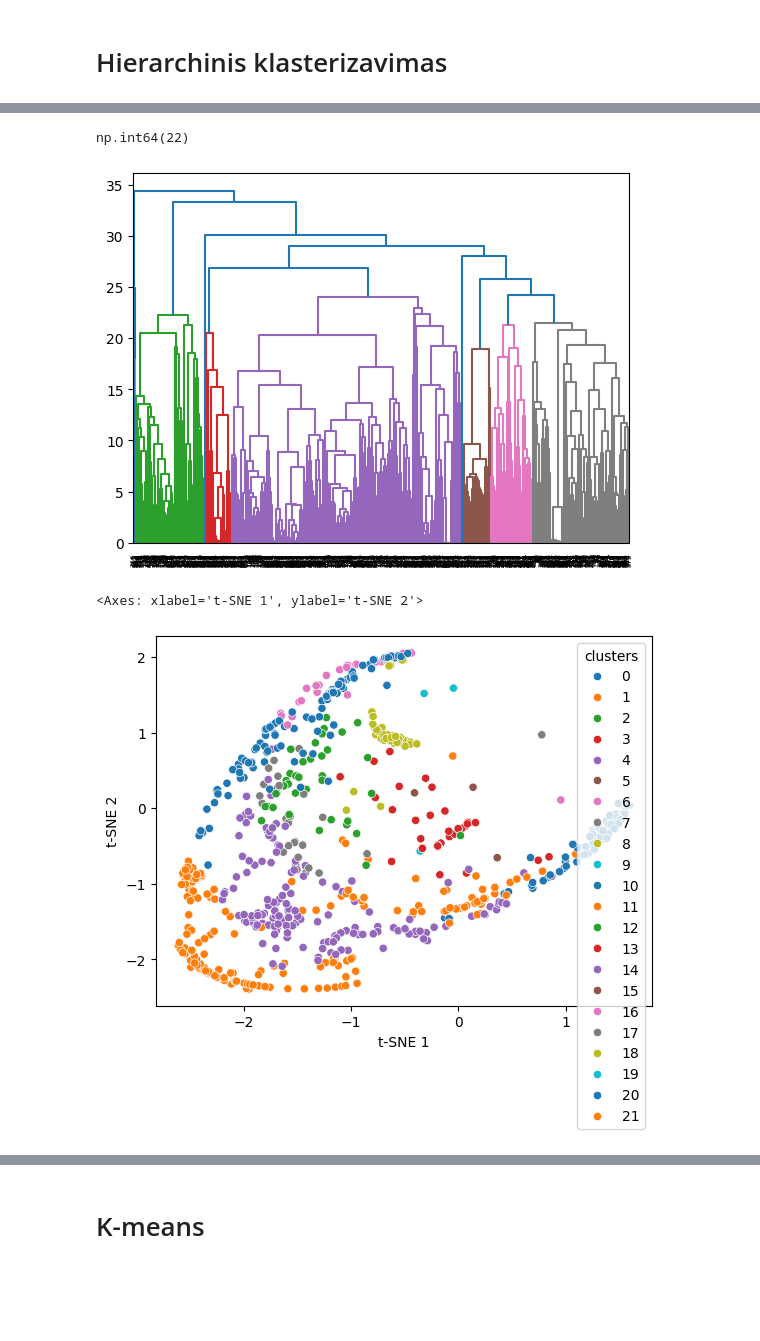
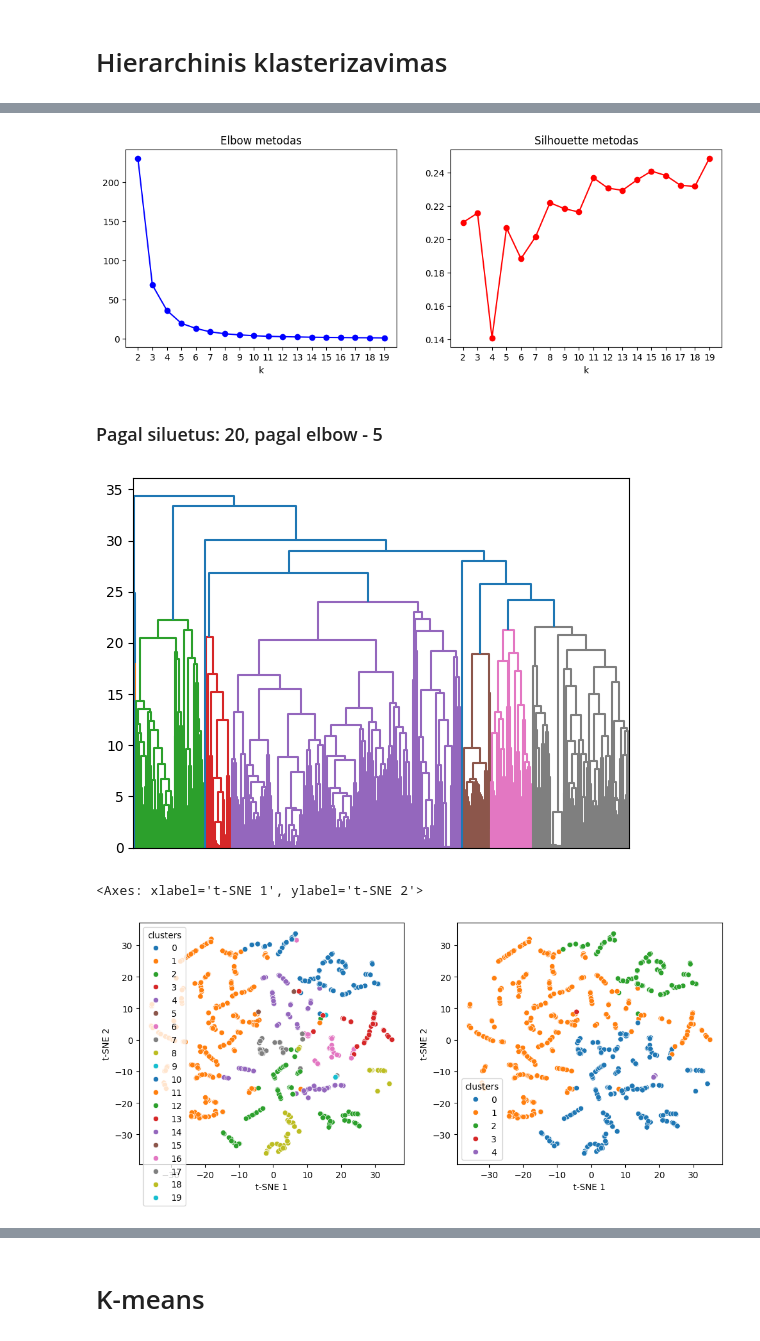
Before and after one commit to lukasjanusauskas/ais-duomenu-vizualizavimas, a Jupyter notebook: 4lab.ipynb, the cells around one changed output, grey strips where cells are left out. Cells and saved outputs as stored; diff of their text form; code cells hidden in the pictures; blank space fills up the shorter version.

```diff
--- a/4lab.ipynb
+++ b/4lab.ipynb
@@ -16,26 +19,29 @@ labels = np.load('ship-types.npy')
 # %%
 embedding = TSNE(
-    perplexity=500,
+    perplexity=5,
     early_exaggeration=24,
     learning_rate=10,
+    max_iter=500,
     n_components=2,
     random_state=42
 ).fit_transform(distance_matrix)
 
 embedding25 = TSNE(
-    perplexity=500,
+    perplexity=5,
     early_exaggeration=24,
     learning_rate=10,
+    max_iter=500,
     n_components=25,
     method='exact',
     random_state=42
 ).fit_transform(distance_matrix)
 
 embedding100 = TSNE(
-    perplexity=500,
+    perplexity=5,
     early_exaggeration=24,
     learning_rate=10,
     n_components=100,
+    max_iter=500,
     method='exact',
     random_state=42
 ).fit_transform(distance_matrix)
@@ -85,7 +216,3 @@ plt.plot( silhouette_scores )
-# %%
-np.argmax(silhouette_scores)
-# %% [output]
-np.int64(22)
 # %%
 from scipy.cluster.hierarchy import dendrogram, linkage
 from scipy.spatial.distance import squareform
@@ -111,15 +238,43 @@ def plot_dendrogram(model, **kwargs):
 
     # Plot the corresponding dendrogram
     dendrogram(linkage_matrix, **kwargs)
+# %%
+silhouette_scores, wcbrc = evaluate_clustering_dist_mat(distance_matrix, 20)
+
+plt.figure(figsize=(12, 4))
+
+plt.subplot(1, 2, 1)
+plt.plot(range(2, 20), wcbrc, 'bo-')
+plt.title('Elbow metodas'); plt.xlabel('k')
+plt.xticks(ticks=range(2,20), labels=[str(x) for x in range(2, 20)])
+
+plt.subplot(1, 2, 2)
+plt.plot(range(2, 20), silhouette_scores, 'ro-')
+plt.title('Silhouette metodas')
+plt.xlabel('k')
+plt.xticks(ticks=range(2,20), labels=[str(x) for x in range(2, 20)])
+
+plt.show()
+# %% [output]
+[figure, added]
+# %% [markdown]
+### Pagal siluetus: 20, pagal elbow - 5
 # %%
 model = AgglomerativeClustering(
-    22, metric='precomputed',
+    20, metric='precomputed',
     linkage='average',
     compute_distances=True
 )
 
-clusters = model.fit_predict(distance_matrix)
+clusters20 = model.fit_predict(distance_matrix)
+clusters5 = AgglomerativeClustering(
+    5, metric='precomputed',
+    linkage='average',
+    compute_distances=True
+).fit_predict(distance_matrix)
 
 plot_dendrogram(model, truncate_mode="level")
+plt.xticks(ticks=[], labels=[])
+plt.show()
 # %% [output]
-[figure, old version]
+[figure, new version]
@@ -128,15 +281,31 @@ import pandas as pd
 # %%
+fig, axs = plt.subplots(ncols=2, figsize=(12, 5))
+
 df_res = pd.DataFrame(embedding, columns=['t-SNE 1', 't-SNE 2'])
-df_res['clusters'] = clusters
+df_res['clusters'] = clusters20
 
-n_clusters = len(np.unique(clusters))
+n_clusters = len(np.unique(clusters20))
 
 sns.scatterplot(
     data=df_res, x='t-SNE 1', y='t-SNE 2',
+    ax=axs[0],
     hue='clusters',
     palette='tab10',
     hue_norm=(-0.5, n_clusters - 0.5)
 )
+
+df_res = pd.DataFrame(embedding, columns=['t-SNE 1', 't-SNE 2'])
+df_res['clusters'] = clusters5
+
+n_clusters = len(np.unique(clusters5))
+
+sns.scatterplot(
+    data=df_res, x='t-SNE 1', y='t-SNE 2',
+    ax=axs[1],
+    hue='clusters',
+    palette='tab10',
+    hue_norm=(-0.5, n_clusters - 0.5)
+)
 # %% [output]
 <Axes: xlabel='t-SNE 1', ylabel='t-SNE 2'>
-[figure, old version]
+[figure, new version]
```
Also changed, not shown: parts of 51 cells of this notebook.
